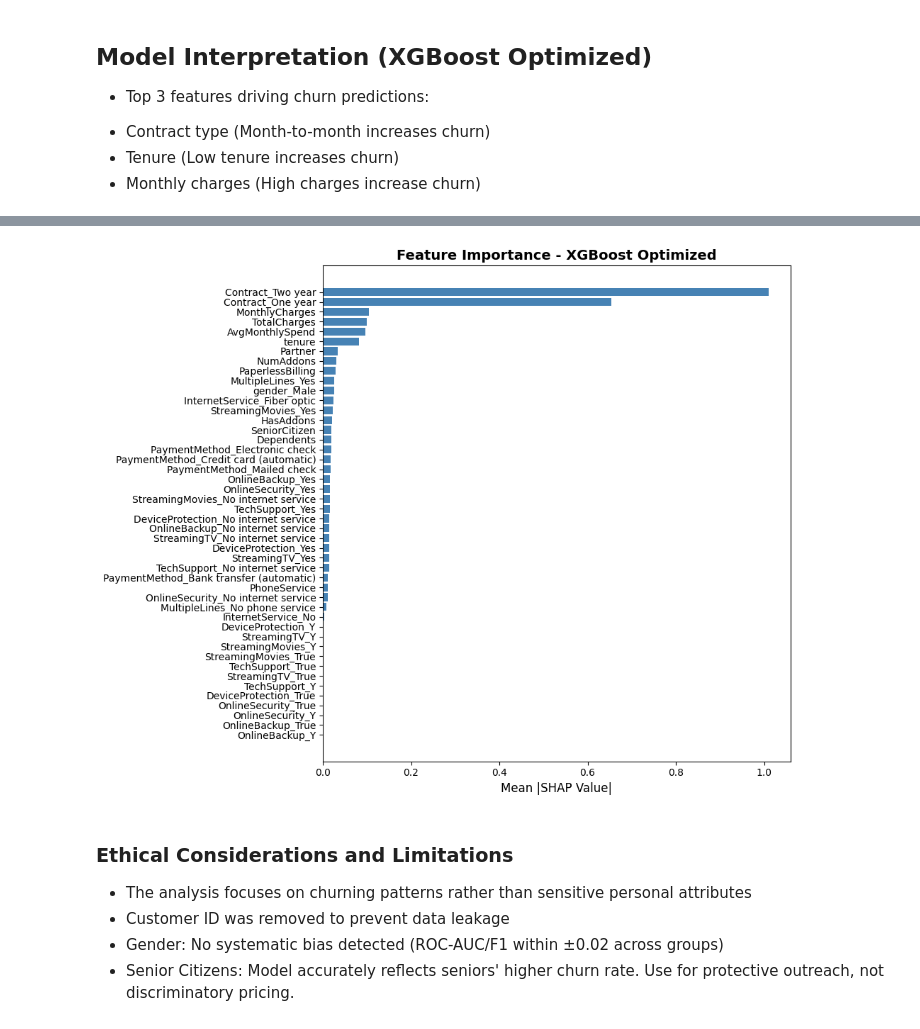
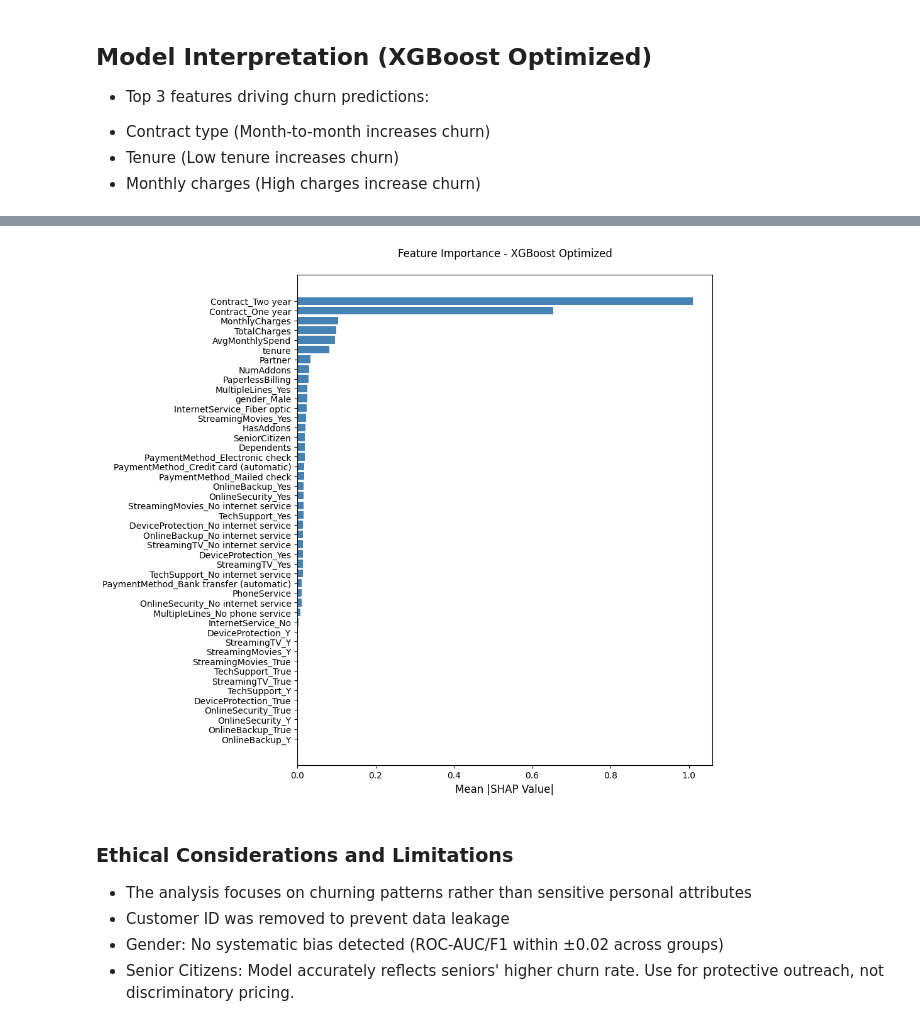
Before and after one commit to gwillcoding/ML_project, a Jupyter notebook: main.ipynb, the cells around one changed output, grey strips where cells are left out. Saved outputs shown, nothing was run; the diff lists cells and outputs as text; code cells hidden in the pictures.

```diff
--- a/main.ipynb
+++ b/main.ipynb
@@ -666,28 +697,29 @@ plt.show()
 # %%
 # Best model (XGBoost Optimized)
 # Parts of this project were assisted by ChatGPT and GitHub Copilot to expedite code development and optimize algorithms.
 best_model = xgb_best
 
 # Create SHAP explainer
 explainer = shap.TreeExplainer(best_model)
 shap_values = explainer.shap_values(X_test)
 
 # Mean absolute SHAP values (horizontal bar chart)
 shap_mean_abs = np.abs(shap_values).mean(axis=0)
 feature_importance = pd.DataFrame({
     'Feature': X_test.columns,
     'SHAP Value': shap_mean_abs
 }).sort_values('SHAP Value', ascending=True)
 
 # Horizontal bar plot (perfect for PPT)
-plt.figure(figsize=(10, 8))
+plt.figure(figsize=(10, 9))
 plt.barh(feature_importance['Feature'], feature_importance['SHAP Value'], color='steelblue')
 plt.xlabel('Mean |SHAP Value|', fontsize=12)
-plt.title('Feature Importance - XGBoost Optimized', fontweight='bold', fontsize=14)
+plt.title("Feature Importance - XGBoost Optimized\n")
+#plt.title('\n'#ontsize=14)
 plt.tight_layout()
 plt.show()
 # %% [output]
-[figure, old version]
+[figure, new version]
 # %% [markdown]
 ### Ethical Considerations and Limitations
 * The analysis focuses on churning patterns rather than sensitive personal attributes
```
Also changed, not shown: parts of 12 cells of this notebook, 1 other file.
